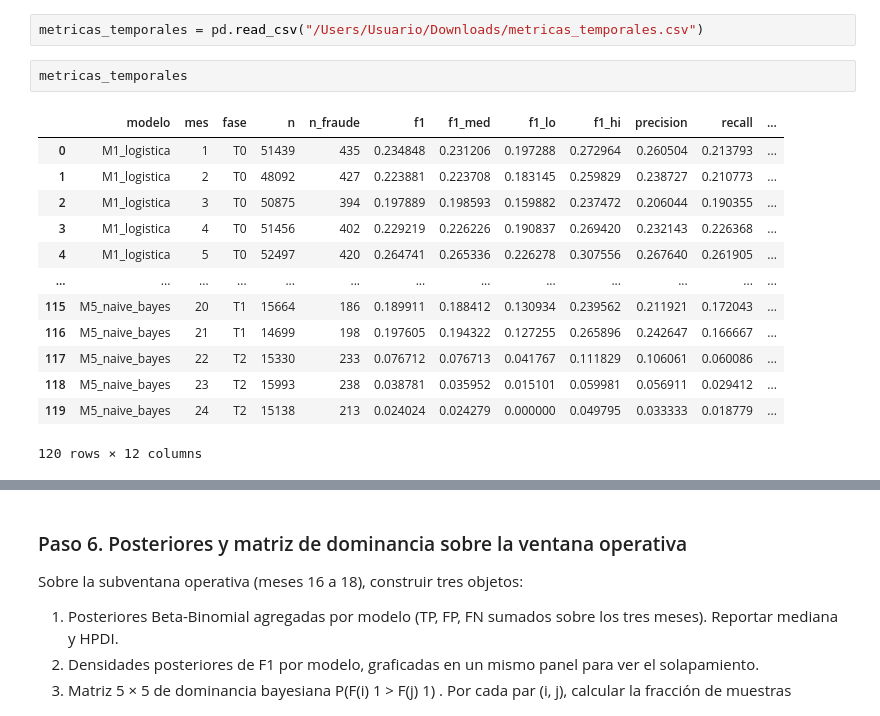
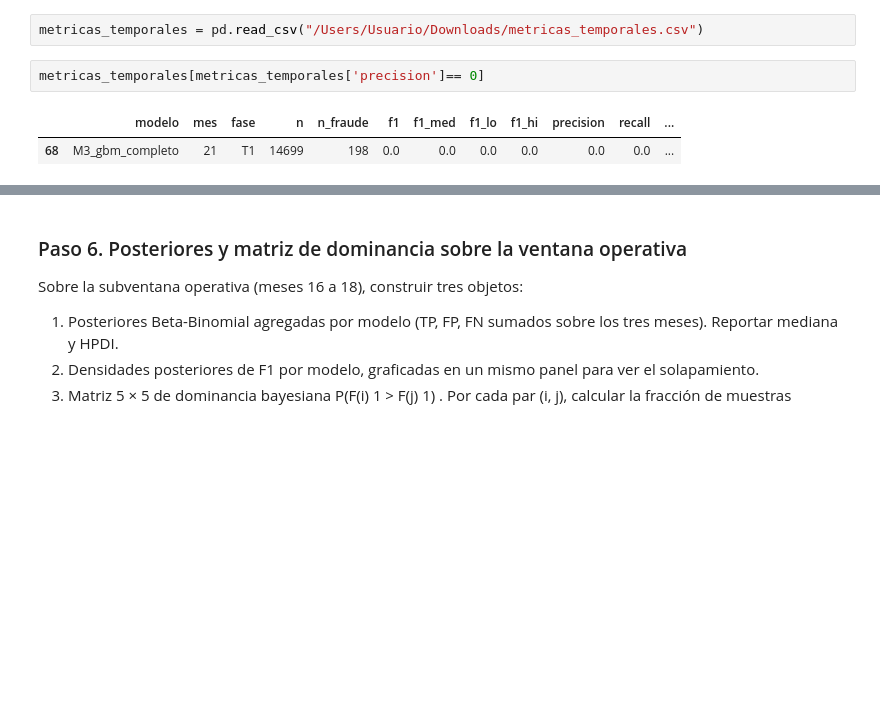
Before and after one commit to FernandoMRestelli/banco-anfora-bayes-fraud, a Jupyter notebook: notebooks/Fernando - AntiFraude.ipynb, the cells around one changed output, grey strips where cells are left out. Saved outputs shown, nothing was run; the diff lists cells and outputs as text; blank space fills up the shorter version.

```diff
--- a/notebooks/Fernando - AntiFraude.ipynb
+++ b/notebooks/Fernando - AntiFraude.ipynb
@@ -859,20 +859,9 @@ es parte central del dictamen.
 # %%
 metricas_temporales = pd.read_csv("/Users/Usuario/Downloads/metricas_temporales.csv")
 # %%
-metricas_temporales
+metricas_temporales[metricas_temporales['precision']== 0]
 # %% [output]
 |  | modelo | mes | fase | n | n_fraude | f1 | f1_med | f1_lo | f1_hi | precision | recall | ... |
-| 0 | M1_logistica | 1 | T0 | 51439 | 435 | 0.234848 | 0.231206 | 0.197288 | 0.272964 | 0.260504 | 0.213793 | ... |
-| 1 | M1_logistica | 2 | T0 | 48092 | 427 | 0.223881 | 0.223708 | 0.183145 | 0.259829 | 0.238727 | 0.210773 | ... |
-| 2 | M1_logistica | 3 | T0 | 50875 | 394 | 0.197889 | 0.198593 | 0.159882 | 0.237472 | 0.206044 | 0.190355 | ... |
-| 3 | M1_logistica | 4 | T0 | 51456 | 402 | 0.229219 | 0.226226 | 0.190837 | 0.269420 | 0.232143 | 0.226368 | ... |
-| 4 | M1_logistica | 5 | T0 | 52497 | 420 | 0.264741 | 0.265336 | 0.226278 | 0.307556 | 0.267640 | 0.261905 | ... |
-| ... | ... | ... | ... | ... | ... | ... | ... | ... | ... | ... | ... | ... |
-| 115 | M5_naive_bayes | 20 | T1 | 15664 | 186 | 0.189911 | 0.188412 | 0.130934 | 0.239562 | 0.211921 | 0.172043 | ... |
-| 116 | M5_naive_bayes | 21 | T1 | 14699 | 198 | 0.197605 | 0.194322 | 0.127255 | 0.265896 | 0.242647 | 0.166667 | ... |
-| 117 | M5_naive_bayes | 22 | T2 | 15330 | 233 | 0.076712 | 0.076713 | 0.041767 | 0.111829 | 0.106061 | 0.060086 | ... |
-| 118 | M5_naive_bayes | 23 | T2 | 15993 | 238 | 0.038781 | 0.035952 | 0.015101 | 0.059981 | 0.056911 | 0.029412 | ... |
-| 119 | M5_naive_bayes | 24 | T2 | 15138 | 213 | 0.024024 | 0.024279 | 0.000000 | 0.049795 | 0.033333 | 0.018779 | ... |
+| 68 | M3_gbm_completo | 21 | T1 | 14699 | 198 | 0.0 | 0.0 | 0.0 | 0.0 | 0.0 | 0.0 | ... |
-120 rows × 12 columns
 # %%
 import numpy as np
```
Also changed, not shown: parts of 3 cells of this notebook.
